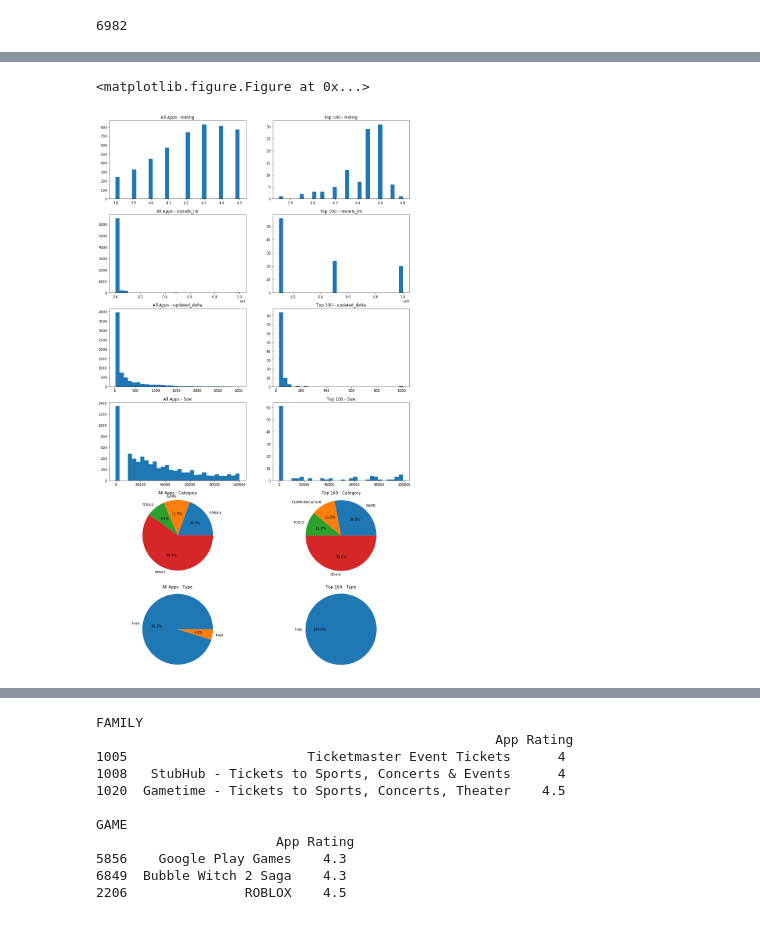
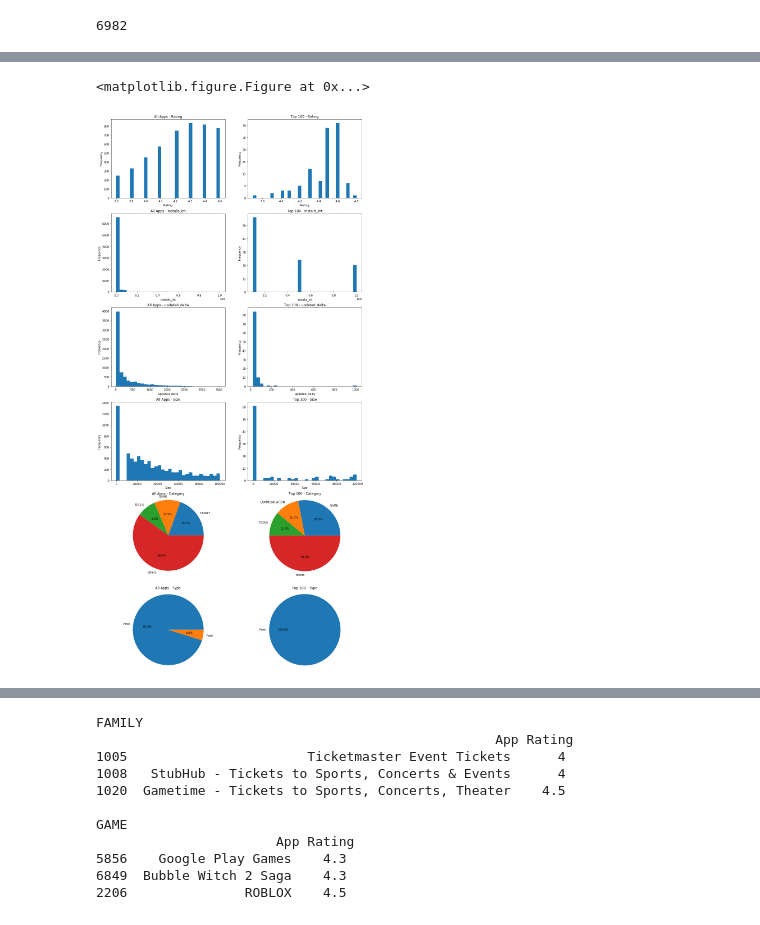
Before and after one commit to Jasonshi001/IE5374_project, a Jupyter notebook: draft_.ipynb, the cells around one changed output, grey strips where cells are left out. Cells and saved outputs as stored; diff of their text form; code cells hidden in the pictures.

```diff
--- a/draft_.ipynb
+++ b/draft_.ipynb
@@ -141,17 +141,3 @@ def get_delta(x):
     d = end_date - x
     return d.days
 df_apps['updated_delta'] = df_apps['Last Updated'].apply(get_delta)
-# %%
-s = df_apps['Category'].value_counts()
-thr = 4
-
-tops = s[:thr-1]
-tops['others'] = s[thr-1:].sum()
-print(tops)
-
-n = 0
-for item in s[3:]:
-    n+= item
-
-n
-df_apps.columns
@@ -168,6 +144,6 @@ Index(['App', 'Category', 'Rating', 'Reviews', 'Size', 'Installs', 'Type',
 # %%
 #comparisons of top100 and all
-pylab.rcParams['figure.figsize'] = (16, 30)
+pylab.rcParams['figure.figsize'] = (16, 36)
 
 #picking out the best apps
 df_apps['rating_installs'] = df_apps.Rating * df_apps.installs_int
@@ -177,9 +153,15 @@ def comp_hist(col, ax):
     ax[0].hist(df_apps[col], bins=30)
     ax[0].set_title(col)
     ax[0].set_title('All Apps - {}'.format(col))
+    ax[0].set_xlabel(col)
+    ax[0].set_ylabel('Frequency')
+
     ax[1].hist(top_100[col], bins=30)
     ax[1].set_title(col)
     ax[1].set_title('Top 100 - {}'.format(col))
+    ax[1].set_xlabel(col)
+    ax[1].set_ylabel('Frequency')
+
 
 def get_cate_counts(d, col):
     thres = 4
@@ -199,34 +181,34 @@ def comp_pie(col, ax):
     ax[0].axis('equal')
     ax[0].set_title('All Apps - {}'.format(col))
     ax[1].pie(cate_top100, labels=cate_top100.keys(), autopct='%1.1f%%')
     ax[1].axis('equal')
     ax[1].set_title('Top 100 - {}'.format(col))
 
 #comp_hist('Rating')
 #comp_pie('Type')
 
 #do comparisons
 list_col_hist = [
     'Rating',
     'installs_int',
     'updated_delta',
     'Size'
 ]
 
 fig = plt.figure(figsize=(16,20))
 f, axarr = plt.subplots(6,2)
 
 comp_hist('Rating', axarr[0])
 comp_hist('installs_int', axarr[1])
 comp_hist('updated_delta', axarr[2])
 comp_hist('Size', axarr[3])
 comp_pie('Category', axarr[4])
 comp_pie('Type', axarr[5])
 
 plt.show()
 # %% [output]
 <matplotlib.figure.Figure at 0x...>
-[figure, old version]
+[figure, new version]
 # %%
 #compare installs & ratings by categories
 
```
Also changed, not shown: parts of 8 cells of this notebook.
